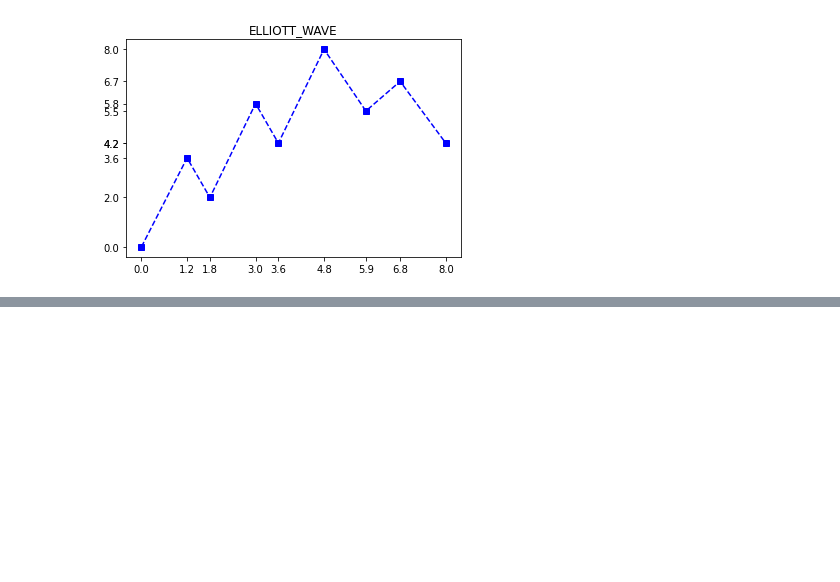
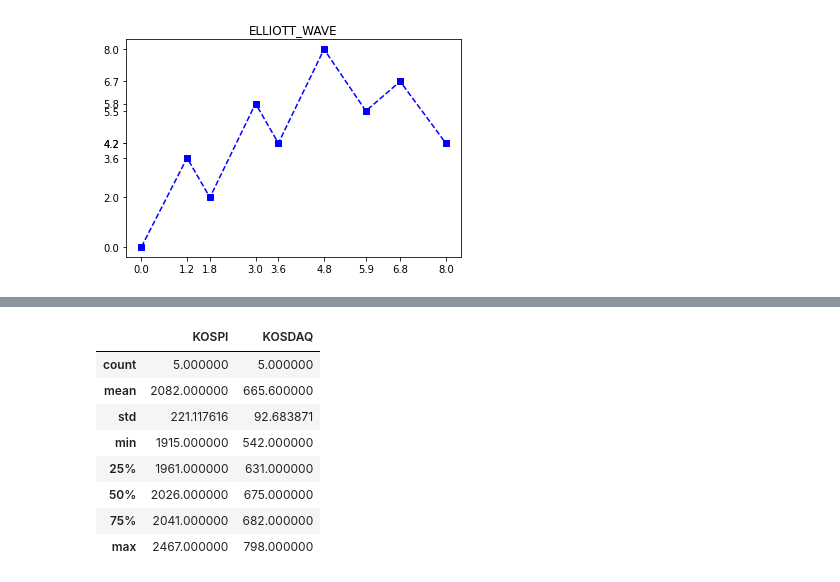
Before and after one commit to slayellow/Daily_Coding, a Jupyter notebook: stock_analysis/chapter3/pandas_example.ipynb, the cells around one changed output, grey strips where cells are left out. Cells and saved outputs as stored; diff of their text form; code cells hidden in the pictures; blank space fills up the shorter version.

Commit message:
[20220816] Stock Data Analysis Book Chapter3 Finish

```diff
--- a/stock_analysis/chapter3/pandas_example.ipynb
+++ b/stock_analysis/chapter3/pandas_example.ipynb
@@ -203,0 +216,3 @@ Fontconfig warning: ignoring UTF-8: not a valid region tag
+# %%
+df = pd.DataFrame({'KOSPI':[1915, 1961, 2026, 2467, 2041], 'KOSDAQ':[542, 682, 631, 798, 675]}, index=[2014, 2015, 2016, 2017, 2018])
+df
@@ -203,0 +226,12 @@ Fontconfig warning: ignoring UTF-8: not a valid region tag
+# %%
+df.describe()
+# %% [output]
+|  | KOSPI | KOSDAQ |
+| count | 5.000000 | 5.000000 |
+| mean | 2082.000000 | 665.600000 |
+| std | 221.117616 | 92.683871 |
+| min | 1915.000000 | 542.000000 |
+| 25% | 1961.000000 | 631.000000 |
+| 50% | 2026.000000 | 675.000000 |
+| 75% | 2041.000000 | 682.000000 |
+| max | 2467.000000 | 798.000000 |
```
Also changed, not shown: parts of 10 cells of this notebook, 2 other files.
